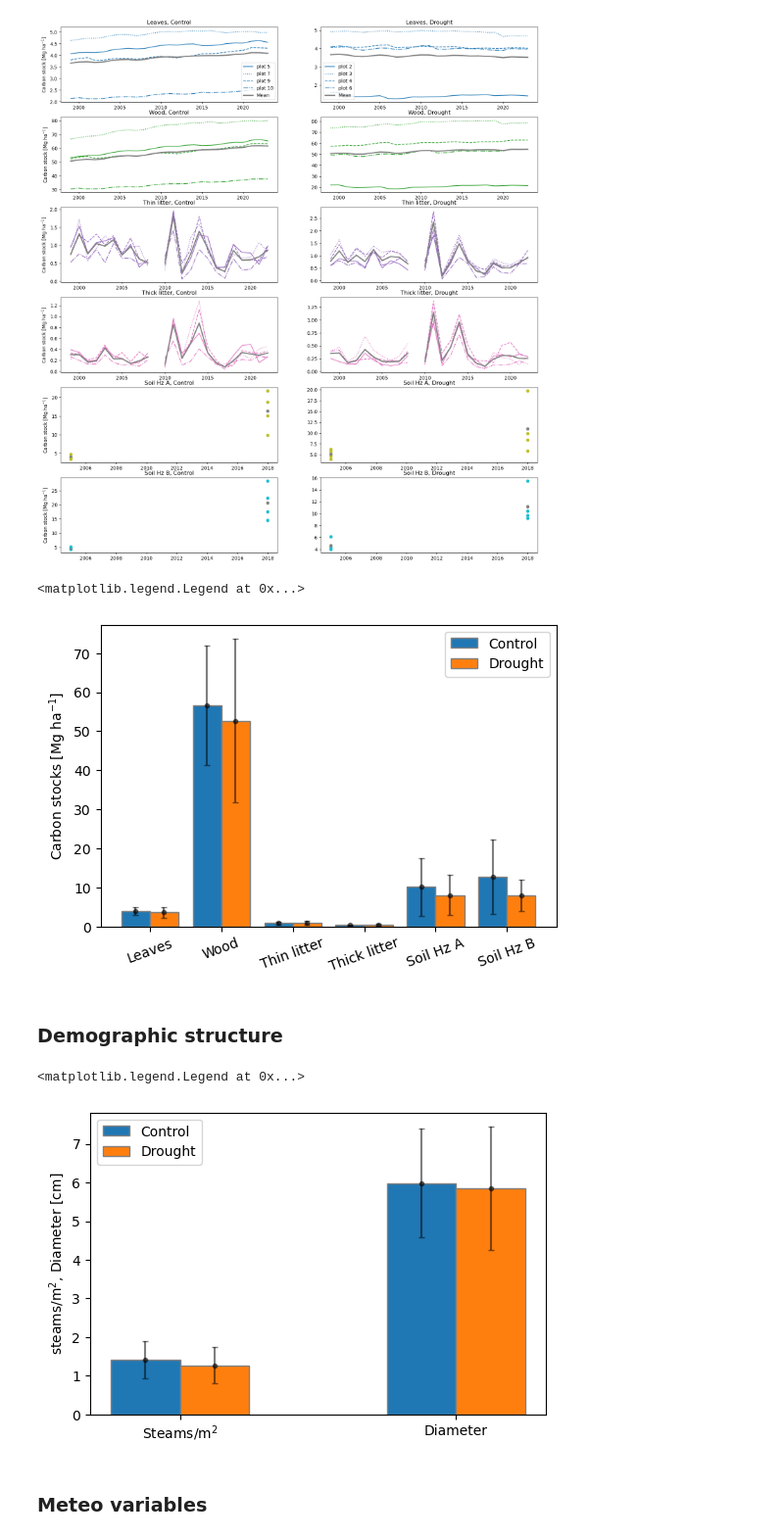
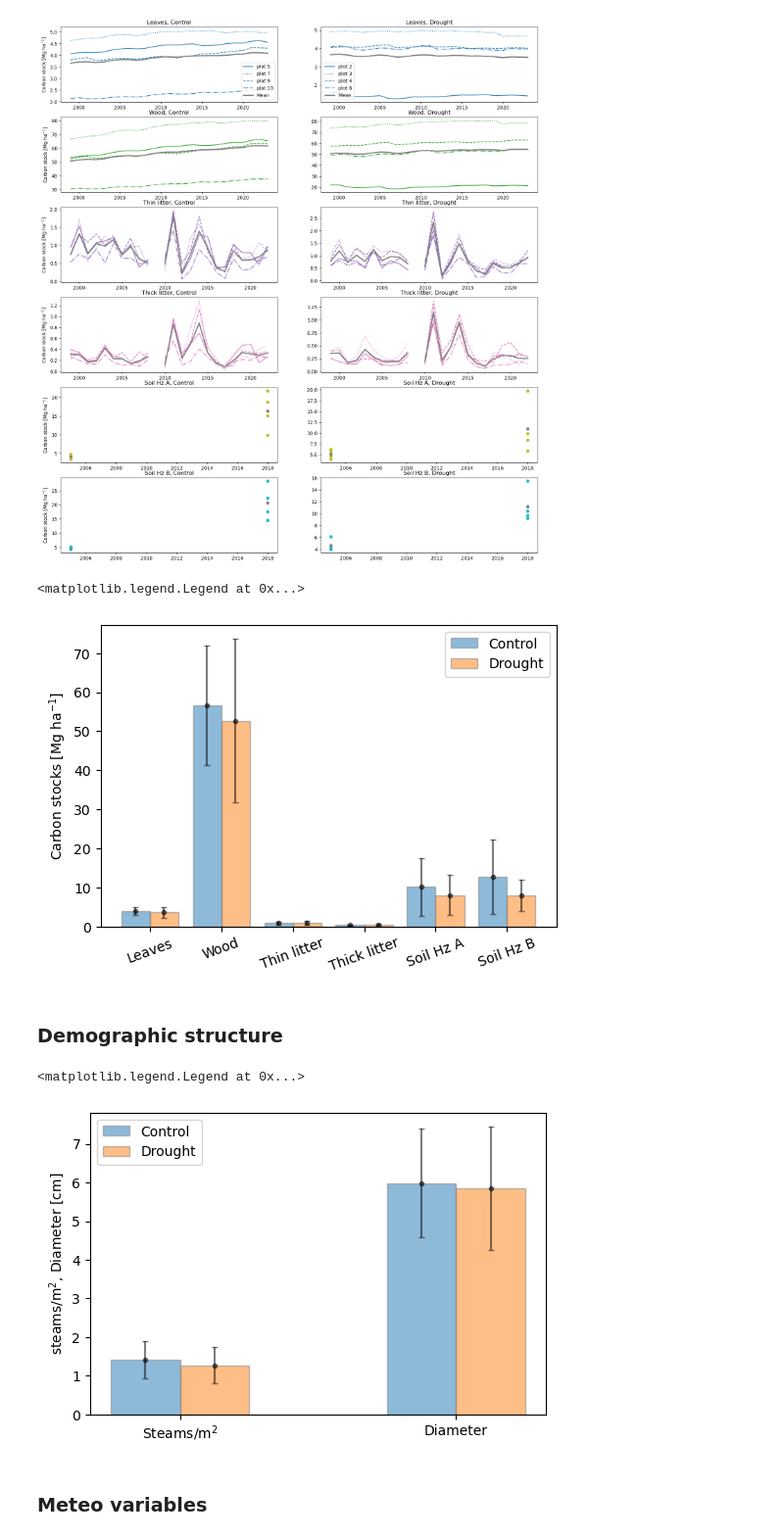
Before and after one commit to Emunozho/Model_Prades, a Jupyter notebook: Pre_analysis.ipynb, the cells around one changed output. Shown at 98% size. Cells and saved outputs as stored; diff of their text form; code cells hidden in the pictures.

```diff
--- a/Pre_analysis.ipynb
+++ b/Pre_analysis.ipynb
@@ -47,19 +51,19 @@ for j in range(6):
 # %% [output]
 [figure]
 # %%
+tit=con.columns[2:]
 mm=np.zeros([2,6]); sd=np.zeros([2,6])
 for i in range(len(tit)):
     mm[0,i]=con[tit[i]].mean(); sd[0,i]=con[tit[i]].std()
     mm[1,i]=dro[tit[i]].mean(); sd[1,i]=dro[tit[i]].std()
 
-tit=con.columns[2:]
 fig=plt.subplots(figsize=(6,4))
 barWidth=0.4
 br1=np.arange(len(tit))
 br2=[x+barWidth for x in br1]
 
-plt.bar(br1,mm[0,],width=barWidth,edgecolor='grey',label ='Control')
-plt.bar(br2,mm[1,],width=barWidth,edgecolor='grey',label ='Drought')
+plt.bar(br1,mm[0,],width=barWidth,edgecolor='grey',label ='Control',alpha=0.5)
+plt.bar(br2,mm[1,],width=barWidth,edgecolor='grey',label ='Drought',alpha=0.5)
 plt.errorbar(br1,mm[0,],sd[0,],fmt='.',color='Black',alpha=0.5,capsize=2)
 plt.errorbar(br2,mm[1,],sd[1,],fmt='.',color='Black',alpha=0.5,capsize=2)
 plt.ylabel('Carbon stocks [Mg ha$^{-1}$]')
@@ -67,31 +71,32 @@ plt.xticks([r+barWidth/2 for r in range(len(tit))],tit,rotation=20)
 plt.legend()
 # %% [output]
 <matplotlib.legend.Legend at 0x...>
-[figure, old version]
+[figure, new version]
 # %% [markdown]
 ### Demographic structure
 # %%
-data=pd.read_excel('~\\Model_Prades\\Data\\Estructura demográfica Prades.xlsx')
+#data=pd.read_excel('~\\Model_Prades\\Data\\Estructura demográfica Prades.xlsx')
+data=pd.read_excel('Data/Estructura demográfica Prades.xlsx')
 # %%
 con=data[data['treatment']=='control']
 dro=data[data['treatment']=='drought']
 
 fig=plt.subplots(figsize=(6,4))
 barWidth=0.25
 br1=np.arange(2)
 br2=[x+barWidth for x in br1]
 
-plt.bar(br1,con[con.columns[2:]].mean(),width=barWidth,edgecolor='grey',label ='Control')
-plt.bar(br2,dro[dro.columns[2:]].mean(),width=barWidth,edgecolor='grey',label ='Drought')
+plt.bar(br1,con[con.columns[2:]].mean(),width=barWidth,edgecolor='grey',label ='Control',alpha=0.5)
+plt.bar(br2,dro[dro.columns[2:]].mean(),width=barWidth,edgecolor='grey',label ='Drought',alpha=0.5)
 
 plt.errorbar(br1,con[con.columns[2:]].mean(),con[con.columns[2:]].std(),fmt='.',color='Black',alpha=0.5,capsize=2)
 plt.errorbar(br2,dro[dro.columns[2:]].mean(),dro[dro.columns[2:]].std(),fmt='.',color='Black',alpha=0.5,capsize=2)
 plt.ylabel('steams/m$^2$, Diameter [cm]')
 plt.xticks([r+barWidth/2 for r in range(2)],['Steams/m$^2$','Diameter'])
 plt.legend()
 # %% [output]
 <matplotlib.legend.Legend at 0x...>
-[figure, old version]
+[figure, new version]
 # %% [markdown]
 ### Meteo variables
 # %%
```
Also changed, not shown: parts of 39 cells of this notebook, 15 other files.
